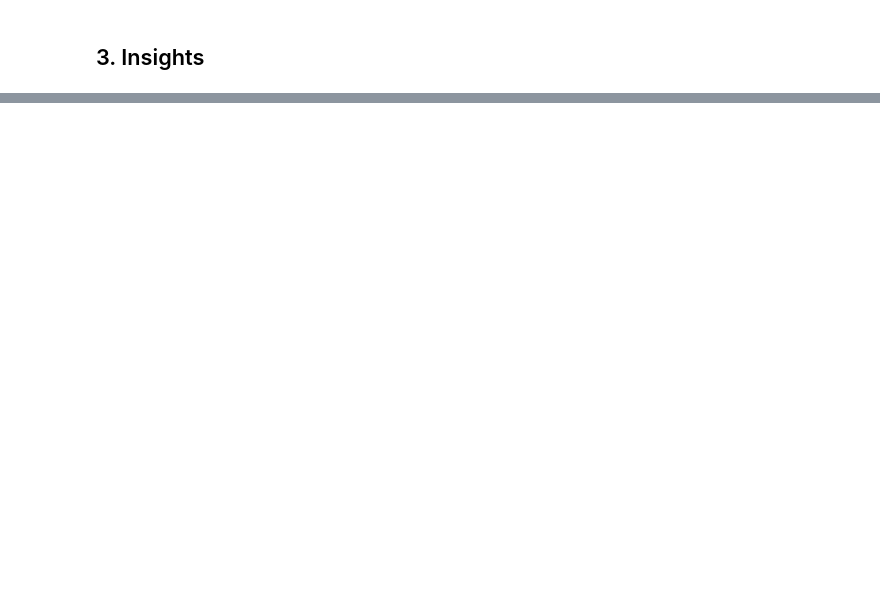
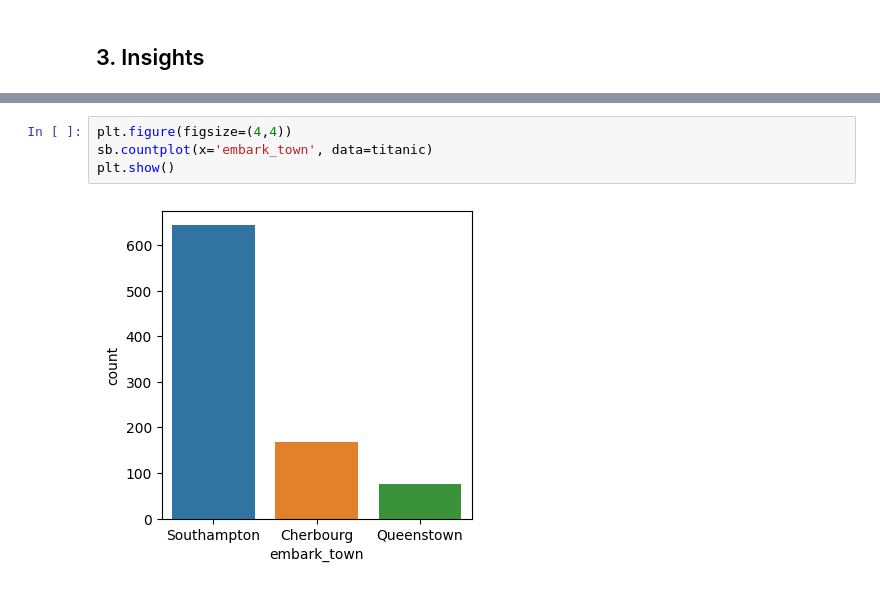
Before and after one commit to sarahllprior/avanti-bootcamp-cdd, a Jupyter notebook: notebooks/01-exploratory_data_analysis.ipynb, the cells around one changed output, grey strips where cells are left out. Cells and saved outputs as stored; diff of their text form; blank space fills up the shorter version.

```diff
--- a/notebooks/01-exploratory_data_analysis.ipynb
+++ b/notebooks/01-exploratory_data_analysis.ipynb
@@ -158,0 +171,6 @@ dicionario.to_csv('../data/external/dicionario.csv', index=False)
+# %%
+plt.figure(figsize=(4,4))
+sb.countplot(x='embark_town', data=titanic)
+plt.show()
+# %% [output]
+[figure, added]
```
Also changed, not shown: parts of 4 cells of this notebook.
